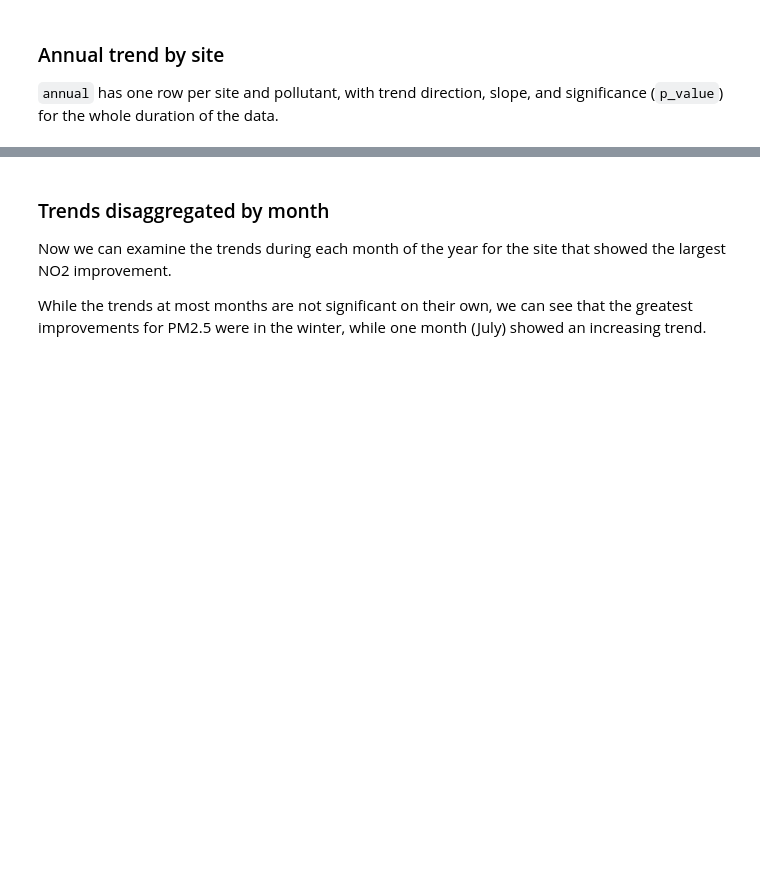
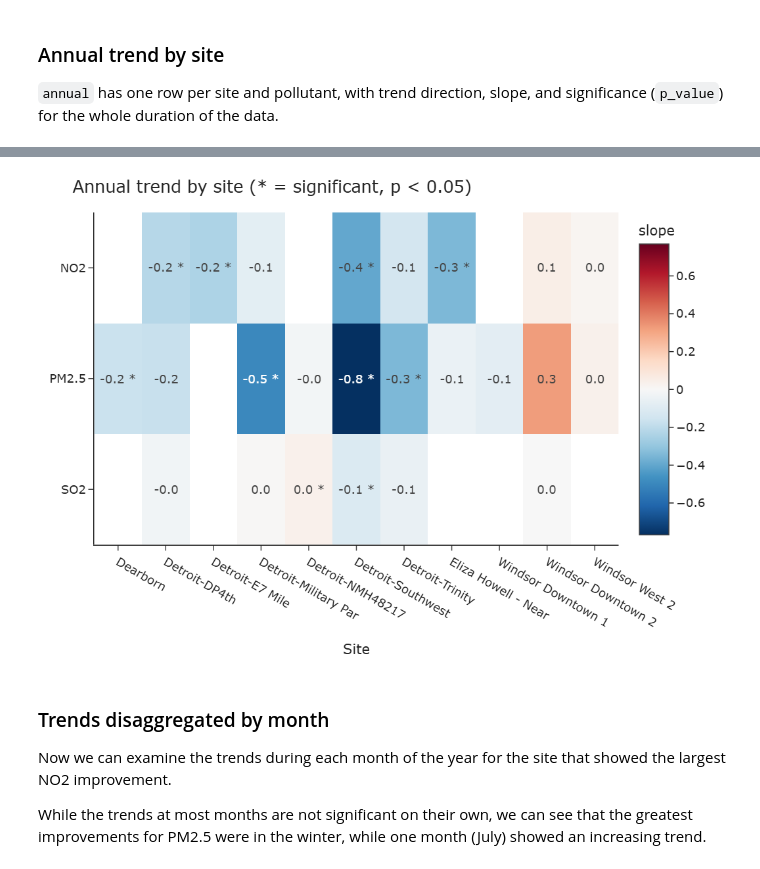
Before and after one commit to edf-org/airinsights, a Jupyter notebook: examples/trends_notebook.ipynb, the cells around one changed output, grey strips where cells are left out. Drawn from its saved outputs; the diff is of its cells as text; code cells hidden in the pictures; blank space fills up the shorter version.

```diff
--- a/examples/trends_notebook.ipynb
+++ b/examples/trends_notebook.ipynb
@@ -92,14 +104,31 @@ annual.head()
 | 4 | no2 | Detroit-Trinity | no trend | -0.143308 | 13.377092 | 1.164703e-01 | 9 | 65 | 2018-12-01 00:00:00-05:00 | 2026-07-01 00:00:00-04:00 | ... |
 # %%
 # heatmap of annual slope by pollutant and site. Asterisks mark sites and pollutants with significant trends.
-trend = annual.pivot(index = "parameter", columns = "site_name", values = "slope")
-pval = annual.pivot(index = "parameter", columns = "site_name", values = "p_value")
+trend = annual.pivot(index = "parameter",
+                     columns = "site_name",
+                     values = "slope")
+pval = annual.pivot(index = "parameter",
+                    columns = "site_name",
+                    values = "p_value")
 label = trend.round(1).astype(str) + pval.lt(0.05).map(lambda sig: " *" if sig else "")
 label = label.mask(trend.isna(), "")
-fig = px.imshow(trend, color_continuous_scale = "RdBu_r", color_continuous_midpoint = 0,
-                 labels = dict(color = "slope"), title = "Annual trend by site (* = significant, p < 0.05)")
+
+fig = px.imshow(trend,
+                color_continuous_scale = "RdBu_r",
+                color_continuous_midpoint = 0,
+                y = ["NO2", "PM2.5", "SO2"],
+                labels = dict(color = "slope"),
+                title = "Annual trend by site (* = significant, p < 0.05)",
+                aspect="auto",
+                template = "simple_white")
+
 fig.update_traces(text = label, texttemplate = "%{text}")
-fig.show()
+fig.update_layout(xaxis_title = "Site",
+                  yaxis_title = None,
+                  margin=dict(l=40, r=20, t=40, b=40))
+fig.show(renderer="png", scale=1.5)
+# %% [output]
+[figure, added]
 # %% [markdown]
 <h3>Trends disaggregated by month</h3>
 
```
Also changed, not shown: parts of 3 cells of this notebook, 3 other files.
